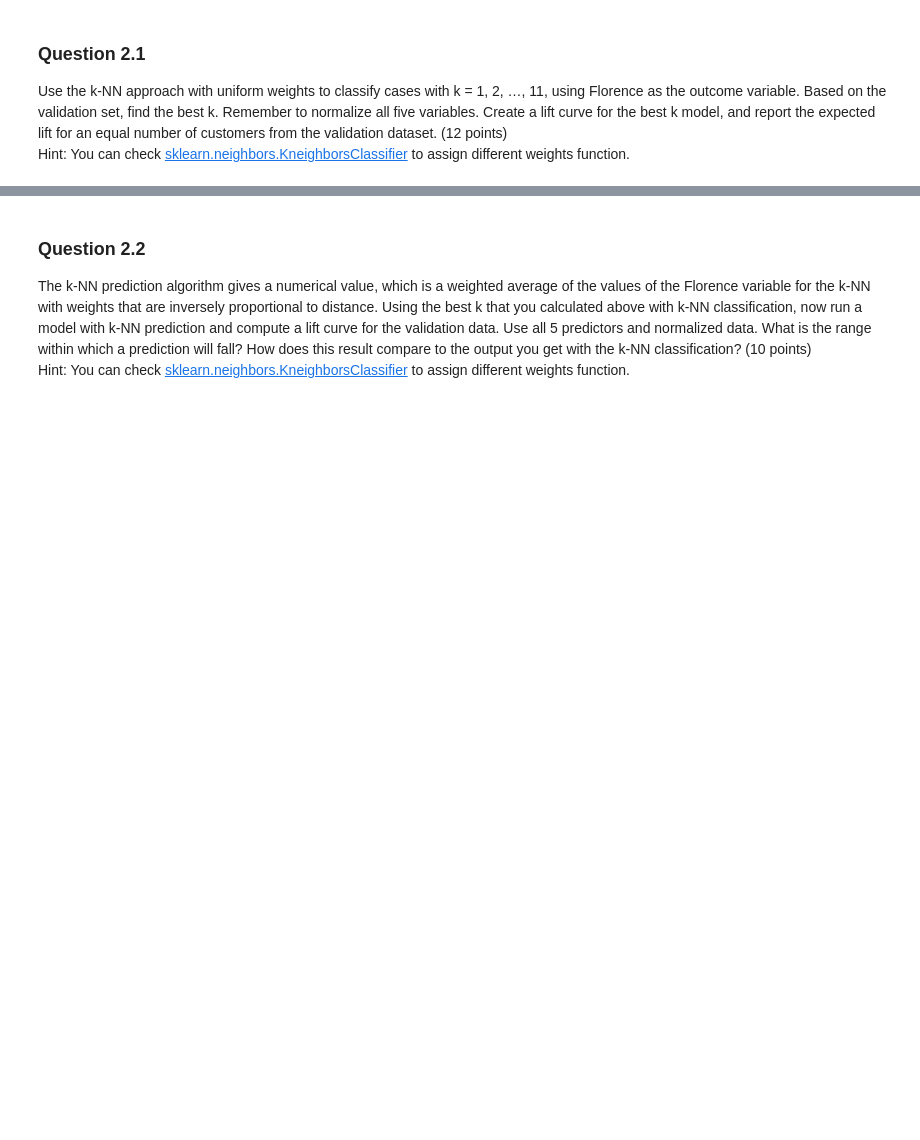
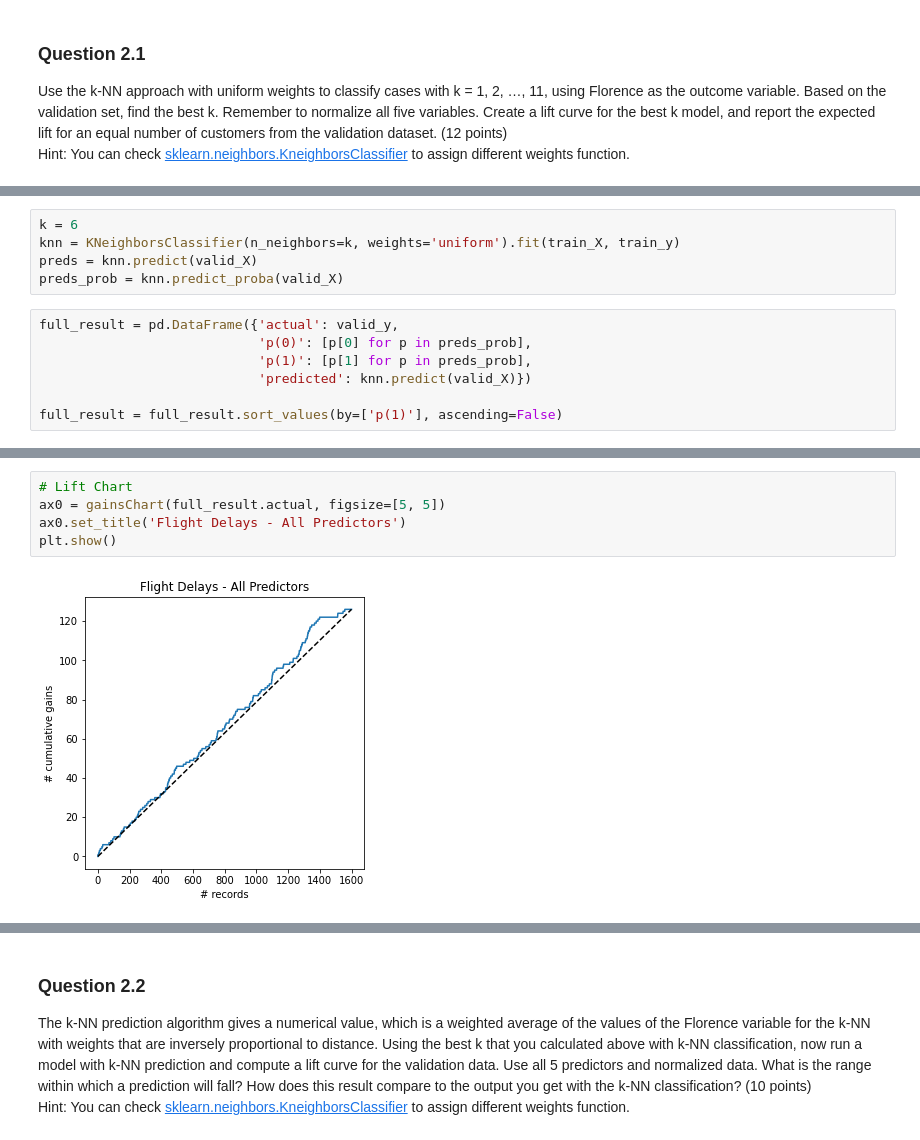
Before and after one commit to zachfreitas/ADS_505_Applied_Data_Sci_for_Business-, a Jupyter notebook: Module_1/Assignment_1/Assignment_1_1.ipynb, the cells around one changed output, grey strips where cells are left out. Drawn from its saved outputs; the diff is of its cells as text; blank space fills up the shorter version.

```diff
--- a/Module_1/Assignment_1/Assignment_1_1.ipynb
+++ b/Module_1/Assignment_1/Assignment_1_1.ipynb
@@ -96,0 +265,12 @@ Hint: You can check [sklearn.neighbors.KneighborsClassifier](https://scikit-lear
+# %%
+k = 6
+knn = KNeighborsClassifier(n_neighbors=k, weights='uniform').fit(train_X, train_y)
+preds = knn.predict(valid_X)
+preds_prob = knn.predict_proba(valid_X)
+# %%
+full_result = pd.DataFrame({'actual': valid_y,
+                            'p(0)': [p[0] for p in preds_prob],
+                            'p(1)': [p[1] for p in preds_prob],
+                            'predicted': knn.predict(valid_X)})
+
+full_result = full_result.sort_values(by=['p(1)'], ascending=False)
@@ -96,0 +303,7 @@ Hint: You can check [sklearn.neighbors.KneighborsClassifier](https://scikit-lear
+# %%
+# Lift Chart
+ax0 = gainsChart(full_result.actual, figsize=[5, 5])
+ax0.set_title('Flight Delays - All Predictors')
+plt.show()
+# %% [output]
+[figure, added]
```
Also changed, not shown: parts of 13 cells of this notebook.
